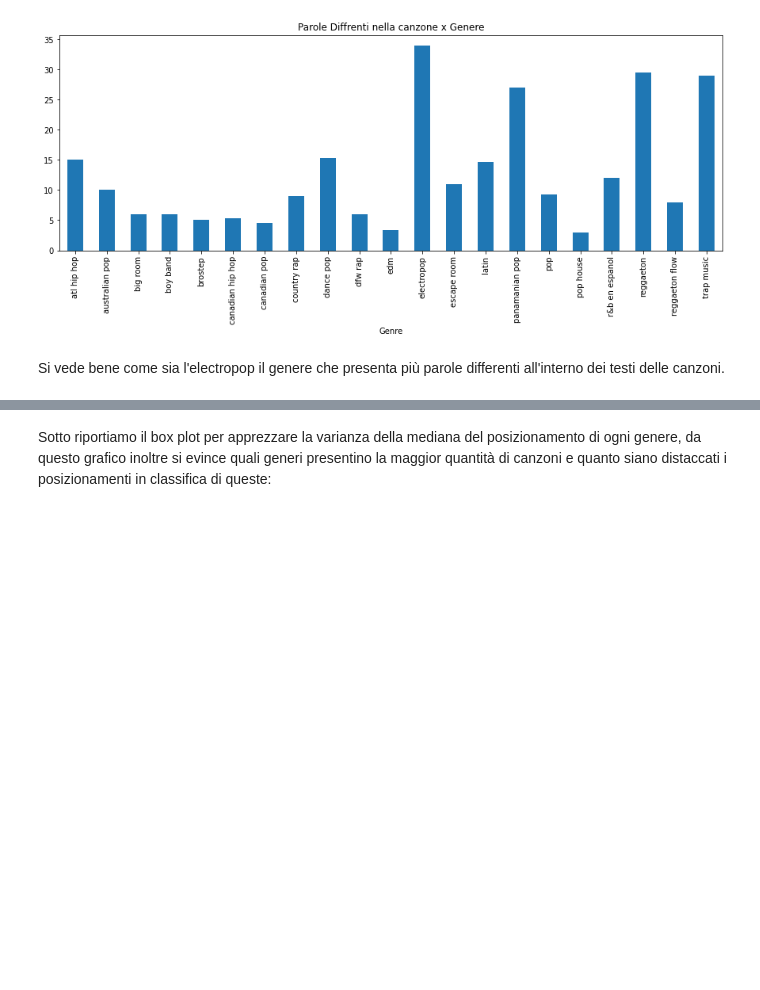
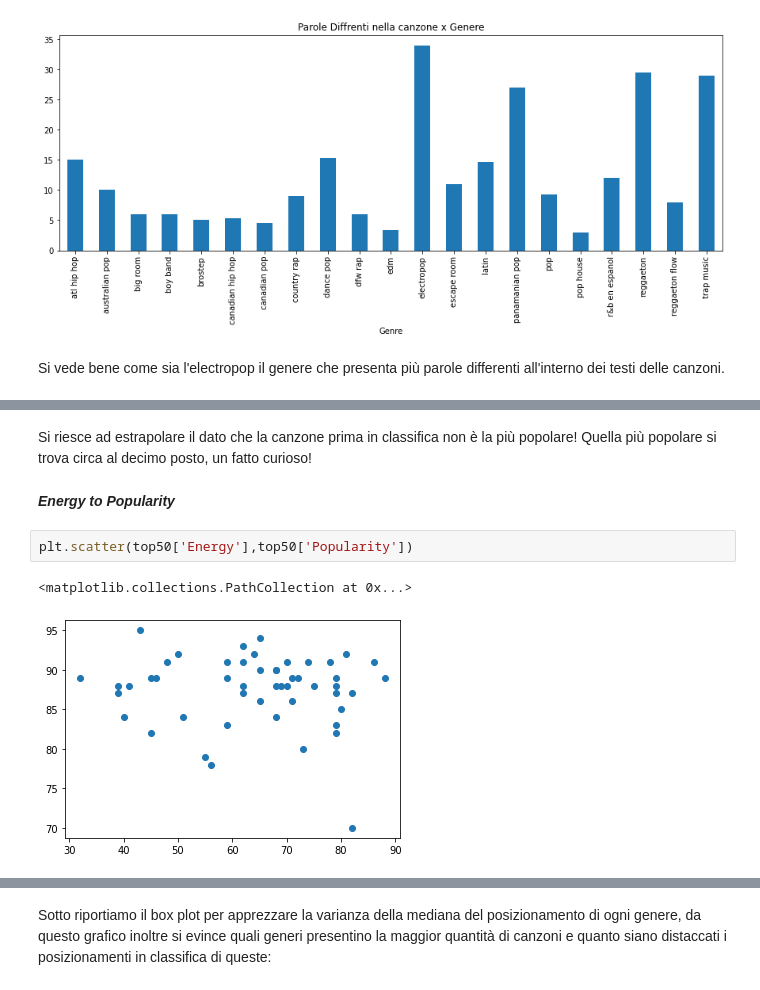
Before and after one commit to PedemonteGiacomo/DataScienceProject, a Jupyter notebook: project.ipynb, the cells around one changed output, grey strips where cells are left out. Cells and saved outputs as stored; diff of their text form; blank space fills up the shorter version.

```diff
--- a/project.ipynb
+++ b/project.ipynb
@@ -105,0 +124,9 @@ Si vede bene come sia l'electropop il genere che presenta più parole differenti
+# %% [markdown]
+Si riesce ad estrapolare il dato che la canzone prima in classifica non è la più popolare! Quella più popolare si trova circa al decimo posto, un fatto curioso!
+# %% [markdown]
+***Energy to Popularity***
+# %%
+plt.scatter(top50['Energy'],top50['Popularity'])
+# %% [output]
+<matplotlib.collections.PathCollection at 0x...>
+[figure, added]
```
Also changed, not shown: parts of 32 cells of this notebook.
